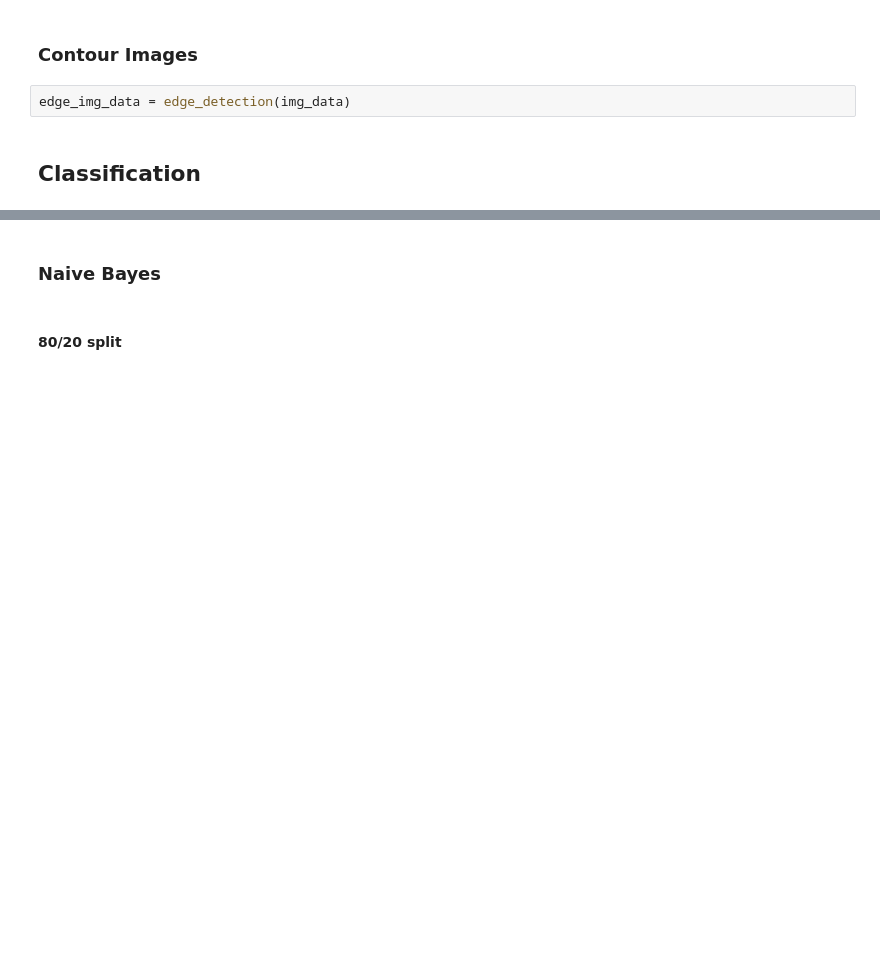
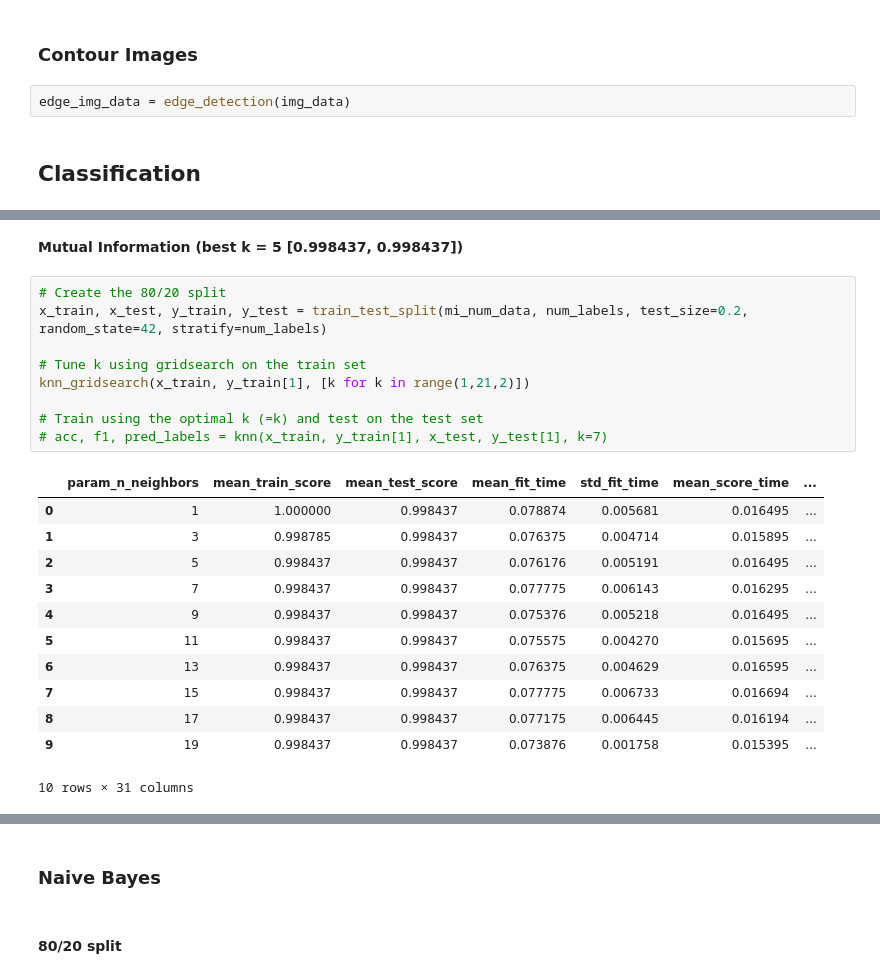
Before and after one commit to BorisWinter/pattern-recognition-a2, a Jupyter notebook: main.ipynb, the cells around one changed output, grey strips where cells are left out. Drawn from its saved outputs; the diff is of its cells as text; blank space fills up the shorter version.

```diff
--- a/main.ipynb
+++ b/main.ipynb
@@ -100,0 +143,24 @@ knn_gridsearch(pca_num_data, num_labels, [1,2])
+# %% [markdown]
+**Mutual Information (best k = 5 [0.998437, 0.998437])**
+# %%
+# Create the 80/20 split
+x_train, x_test, y_train, y_test = train_test_split(mi_num_data, num_labels, test_size=0.2, random_state=42, stratify=num_labels)
+
+# Tune k using gridsearch on the train set
+knn_gridsearch(x_train, y_train[1], [k for k in range(1,21,2)])
+
+# Train using the optimal k (=k) and test on the test set
+# acc, f1, pred_labels = knn(x_train, y_train[1], x_test, y_test[1], k=7)
+# %% [output]
+|  | param_n_neighbors | mean_train_score | mean_test_score | mean_fit_time | std_fit_time | mean_score_time | ... |
+| 0 | 1 | 1.000000 | 0.998437 | 0.078874 | 0.005681 | 0.016495 | ... |
+| 1 | 3 | 0.998785 | 0.998437 | 0.076375 | 0.004714 | 0.015895 | ... |
+| 2 | 5 | 0.998437 | 0.998437 | 0.076176 | 0.005191 | 0.016495 | ... |
+| 3 | 7 | 0.998437 | 0.998437 | 0.077775 | 0.006143 | 0.016295 | ... |
+| 4 | 9 | 0.998437 | 0.998437 | 0.075376 | 0.005218 | 0.016495 | ... |
+| 5 | 11 | 0.998437 | 0.998437 | 0.075575 | 0.004270 | 0.015695 | ... |
+| 6 | 13 | 0.998437 | 0.998437 | 0.076375 | 0.004629 | 0.016595 | ... |
+| 7 | 15 | 0.998437 | 0.998437 | 0.077775 | 0.006733 | 0.016694 | ... |
+| 8 | 17 | 0.998437 | 0.998437 | 0.077175 | 0.006445 | 0.016194 | ... |
+| 9 | 19 | 0.998437 | 0.998437 | 0.073876 | 0.001758 | 0.015395 | ... |
+10 rows × 31 columns
```
Also changed, not shown: parts of 27 cells of this notebook.
